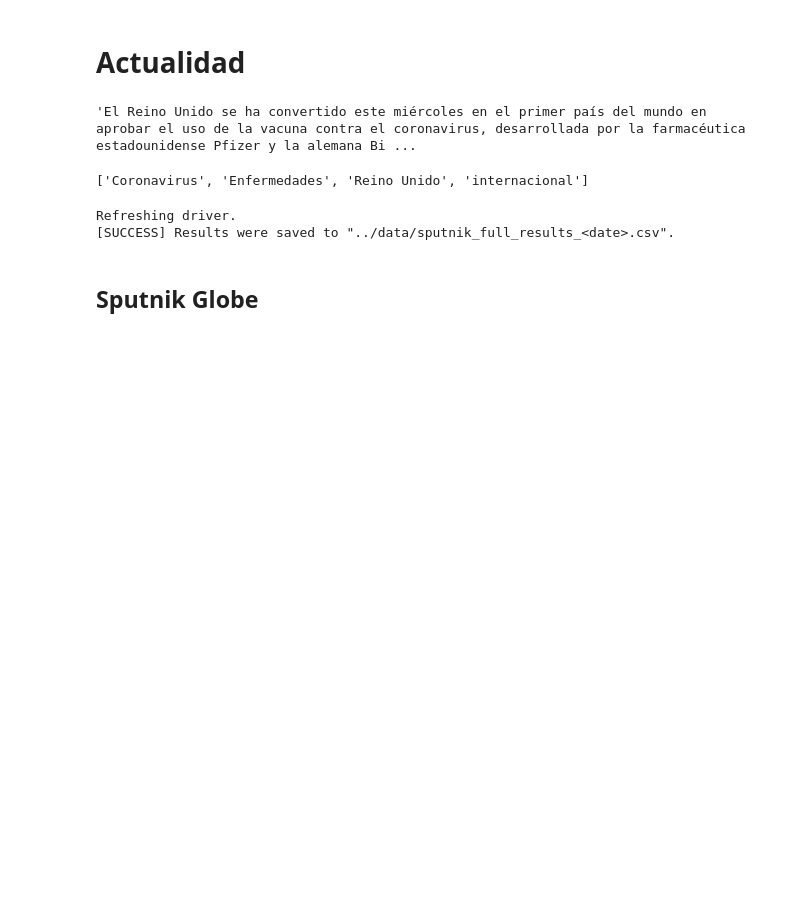
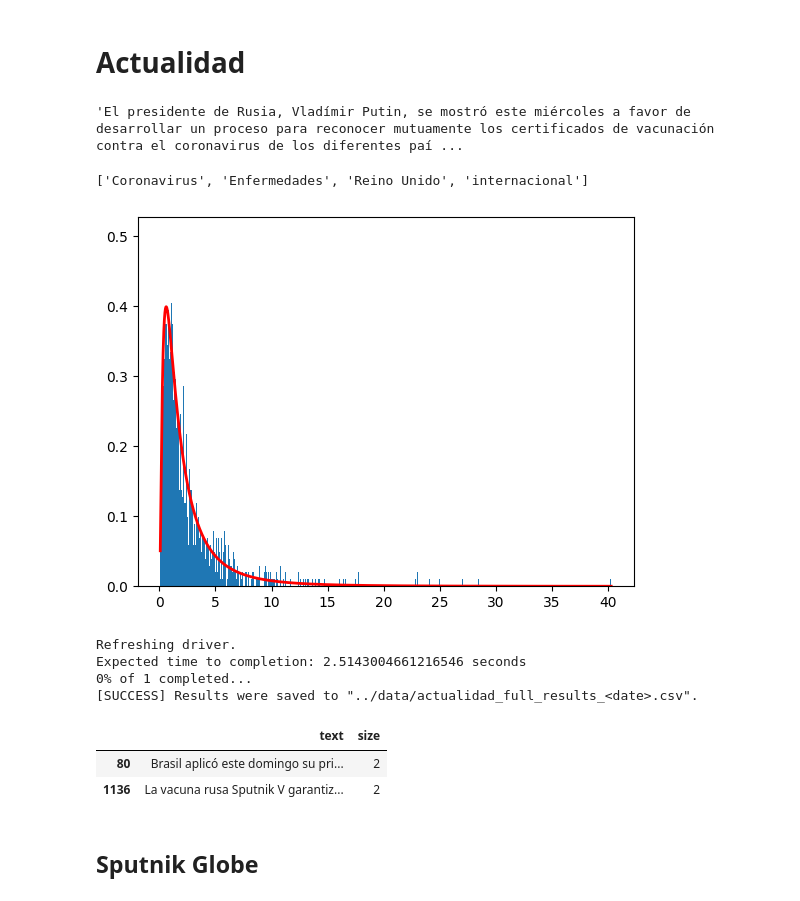
Before and after one commit to jmarr-dot/coolkidz, a Jupyter notebook: code/exploring.ipynb, the cells around one changed output. Cells and saved outputs as stored; diff of their text form; code cells hidden in the pictures; blank space fills up the shorter version.

Commit message:
update notebook with actualidad use case

```diff
--- a/code/exploring.ipynb
+++ b/code/exploring.ipynb
@@ -16,9 +16,11 @@ with open('../data/actualidad_example_1.txt', mode='r', encoding='utf-8') as f:
     soup = BeautifulSoup(f.read())
 # %%
 text = soup.find(name='div', attrs={'class':'Text-root Text-type_5 ArticleView-text ViewText-root'})
+if not text:
+    text = soup.find(name='div', attrs={'class':'amp-pages__text text', 'itemprop':'articleBody'})
 text.text
 # %% [output]
-'El Reino Unido se ha convertido este miércoles en el primer país del mundo en aprobar el uso de la vacuna contra el coronavirus, desarrollada por la farmacéutica estadounidense Pfizer y la alemana Bi ...
+'El presidente de Rusia, Vladímir Putin, se mostró este miércoles a favor de desarrollar un proceso para reconocer mutuamente los certificados de vacunación contra el coronavirus de los diferentes paí ...
 # %%
 # tags = soup.find(name='ul', attrs={'class':'Tags-list Tags-default'})
 tags = soup.find_all(name='a', attrs={'class':'Tags-link'})
@@ -27,30 +29,32 @@ tags = soup.find_all(name='a', attrs={'class':'Tags-link'})
 ['Coronavirus', 'Enfermedades', 'Reino Unido', 'internacional']
 # %%
 # Get urls
-df = pd.read_csv('../data/results_actualidad_example.csv')
+df = pd.read_csv('../data/gdelt_actualidad_20201201_20211130.csv')
 df['text'] = None
 df['pull_time'] = None
 df['tags'] = None
 
 # Set sleep times
 mu, sigma = 0.5, 1. # mean and standard deviation
 s = np.random.lognormal(mu, sigma, df.shape[0])
 
 # Optionally plot sleep times
 def plot_sleep_times(s=s):
     import matplotlib.pyplot as plt
     count, bins, ignored = plt.hist(s, 600, density=True, align='mid')
 
     x = np.linspace(min(bins), max(bins), 10000)
     pdf = (np.exp(-(np.log(x) - mu)**2 / (2 * sigma**2))
         / (x * sigma * np.sqrt(2 * np.pi)))
 
     plt.plot(x, pdf, linewidth=2, color='r')
     plt.axis('tight')
     plt.show()
     return
 if False:
     plot_sleep_times()
+# %% [output]
+[figure, added]
 # %%
 def refresh_driver(driver:webdriver.Firefox=None, e:Exception=None):
     if e:
@@ -70,6 +74,7 @@ driver = refresh_driver()
 
 # filter out the urls that have successfully been pulled already and store in temporary dataframe
 temp_df = df.loc[(df['text'].isna()) | (df['pull_time'].isna()) | (df['tags'].isna())]
+print(f'Expected time to completion: {sum(s[:temp_df.shape[0]])} seconds')
 
 # on by one, visit site, pull source, and store tags of interest in the original dataframe
 for i, row_url in enumerate(temp_df['url']):
@@ -93,6 +98,8 @@ for i, row_url in enumerate(temp_df['url']):
 
     # Get text
     text = soup.find(name='div', attrs={'class':'Text-root Text-type_5 ArticleView-text ViewText-root'})
+    if not text:
+        text = soup.find(name='div', attrs={'class':'amp-pages__text text', 'itemprop':'articleBody'})
     if text:
         df.at[df_index, 'text'] = text.text
 
@@ -112,7 +119,17 @@ else:
     print('[SUCCESS] Results were saved to "../data/actualidad_full_results_<date>.csv".')
 # %% [output]
 Refreshing driver.
-[SUCCESS] Results were saved to "../data/sputnik_full_results_<date>.csv".
+Expected time to completion: 2.5143004661216546 seconds
+0% of 1 completed...
+[SUCCESS] Results were saved to "../data/actualidad_full_results_<date>.csv".
+# %%
+dup_counts = df.groupby(['text'], as_index=False, dropna=False).size().sort_values('size')
+dups = dup_counts.loc[dup_counts['size']>1]
+dups
+# %% [output]
+|  | text | size |
+| 80 | Brasil aplicó este domingo su pri... | 2 |
+| 1136 | La vacuna rusa Sputnik V garantiz... | 2 |
 # %% [markdown]
 ## Sputnik Globe
 # %%
```
Also changed, not shown: parts of 1 cell of this notebook.
